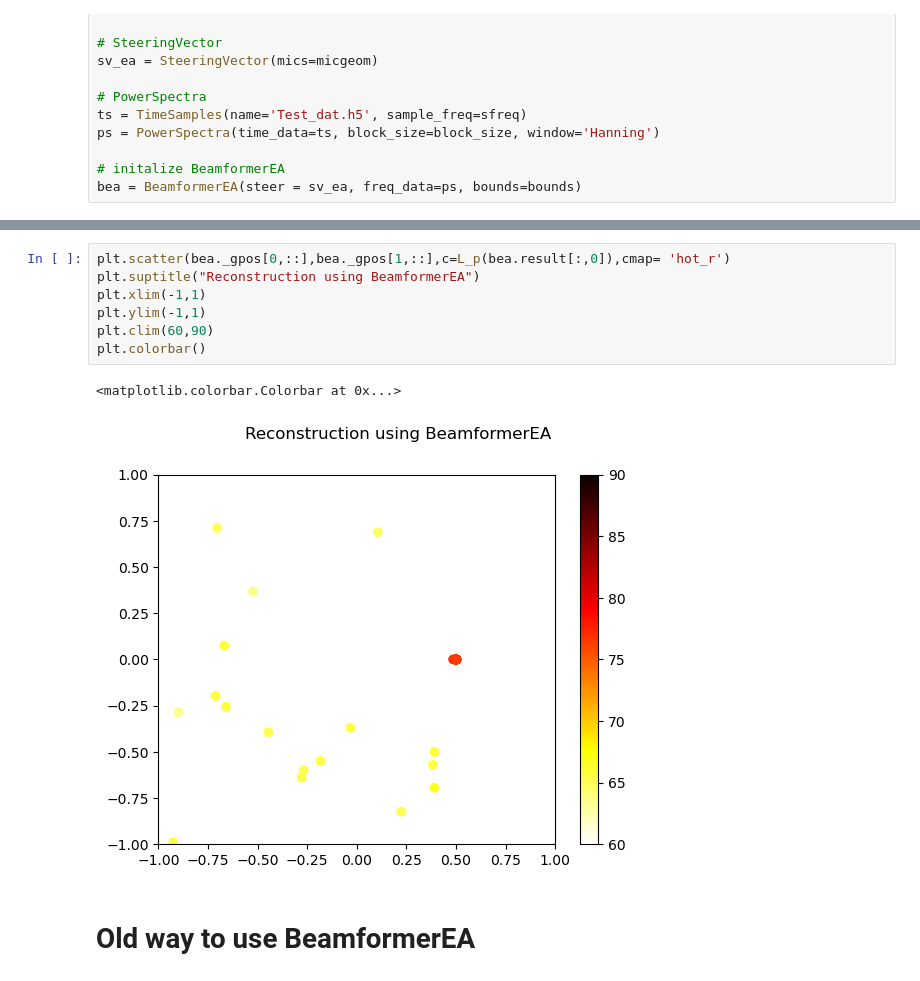
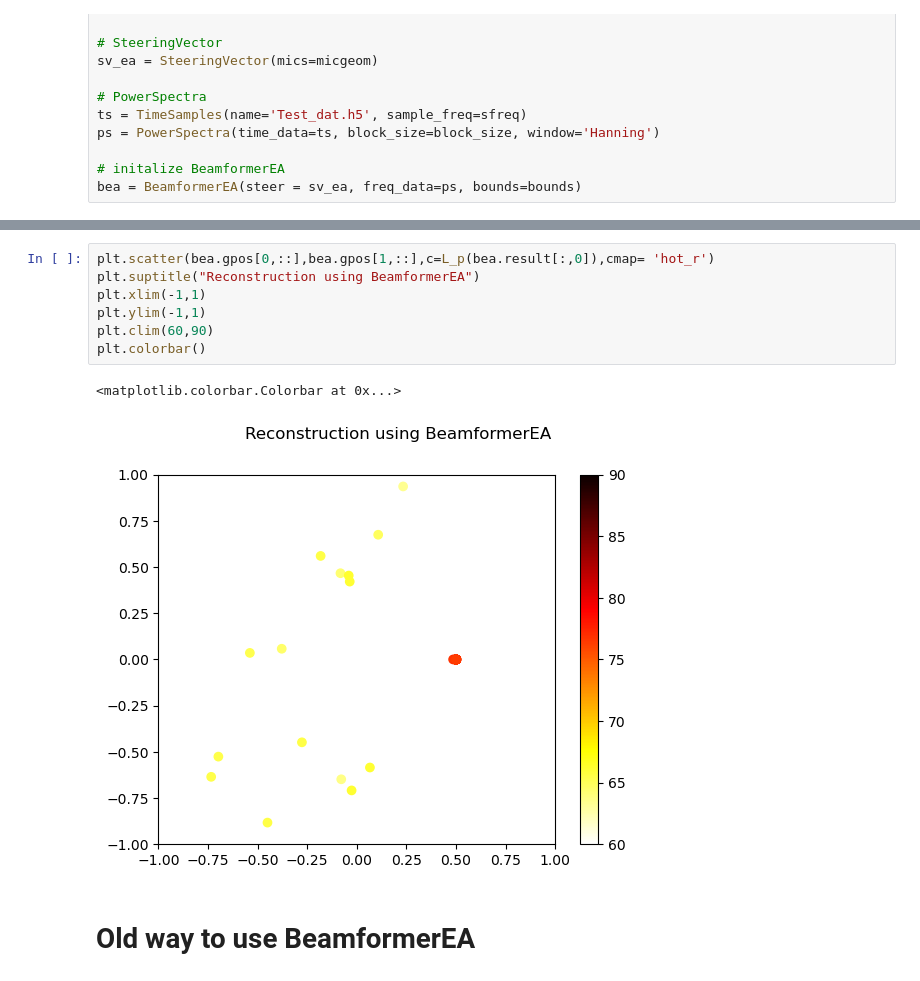
Before and after one commit to FrankK20/acoular, a Jupyter notebook: acoular/notebook/BeamformerEA demo.ipynb, the cells around one changed output, grey strips where cells are left out. Drawn from its saved outputs; the diff is of its cells as text.

```diff
--- a/acoular/notebook/BeamformerEA demo.ipynb
+++ b/acoular/notebook/BeamformerEA demo.ipynb
@@ -111,13 +111,13 @@ Sound Pressure Level in 1m Distance:
 # %%
-plt.scatter(bea._gpos[0,::],bea._gpos[1,::],c=L_p(bea.result[:,0]),cmap= 'hot_r')
+plt.scatter(bea.gpos[0,::],bea.gpos[1,::],c=L_p(bea.result[:,0]),cmap= 'hot_r')
 plt.suptitle("Reconstruction using BeamformerEA")
 plt.xlim(-1,1)
 plt.ylim(-1,1)
 plt.clim(60,90)
 plt.colorbar()
 # %% [output]
 <matplotlib.colorbar.Colorbar at 0x...>
-[figure, old version]
+[figure, new version]
 # %% [markdown]
 # Old way to use BeamformerEA
 # %%
```
Also changed, not shown: parts of 4 cells of this notebook, 1 other file.
